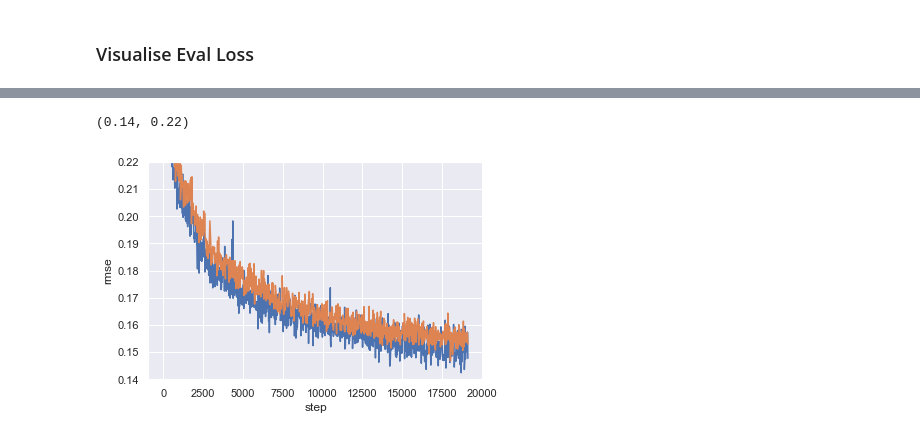
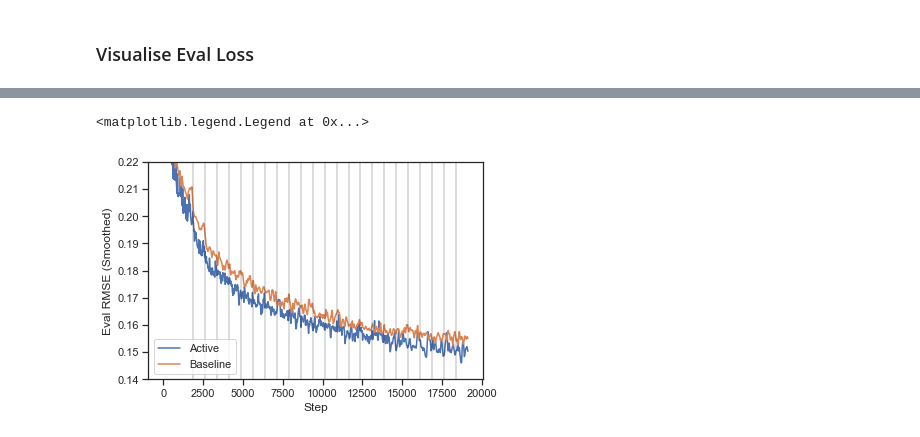
Before and after one commit to colinleach/zoobot, a Jupyter notebook: notebooks/tensorboard.ipynb, the cells around one changed output, grey strips where cells are left out. Drawn from its saved outputs; the diff is of its cells as text; code cells hidden in the pictures.

```diff
--- a/notebooks/tensorboard.ipynb
+++ b/notebooks/tensorboard.ipynb
@@ -192,8 +200,17 @@ Text(0,0.5,'Eval RMSE (Smoothed)')
-# %%
-fig, ax = plt.subplots()
-sns.lineplot(data=eval_rmse_df[eval_rmse_df['acquisition'] == 'active'], x='step', y='rmse', legend=False, ci=None, ax=ax)
-sns.lineplot(data=eval_rmse_df[eval_rmse_df['acquisition'] == 'baseline'], x='step', y='rmse', legend=False, ci=None, ax=ax)
-ax.set_ylim([.14, .22])
-# %% [output]
-(0.14, 0.22)
-[figure, removed]
+# %%
+eval_rmse_df = pd.concat([active_a_rmse_df, active_b_rmse_df, baseline_a_rmse_df, baseline_b_rmse_df]).sort_values('step').reset_index()
+active_rmse_g = eval_rmse_df[eval_rmse_df['acquisition'] == 'active'].groupby('step').agg('mean').reset_index()
+baseline_rmse_g = eval_rmse_df[eval_rmse_df['acquisition'] == 'baseline'].groupby('step').agg('mean').reset_index()
+# %%
+fig, ax = plt.subplots()
+ax.plot(active_rmse_g['step'], active_rmse_g['smoothed_rmse'], label='Active')
+ax.plot(baseline_rmse_g['step'], baseline_rmse_g['smoothed_rmse'], label='Baseline')
+ax.set_ylim([.14, .22])
+ax.set_xlabel('Step')
+ax.set_ylabel('Eval RMSE (Smoothed)')
+for step in acq_steps:
+    ax.axvline(step, alpha=0.2, color='k')
+ax.legend()
+# %% [output]
+<matplotlib.legend.Legend at 0x...>
+[figure, added]
```
Also changed, not shown: parts of 19 cells of this notebook.
